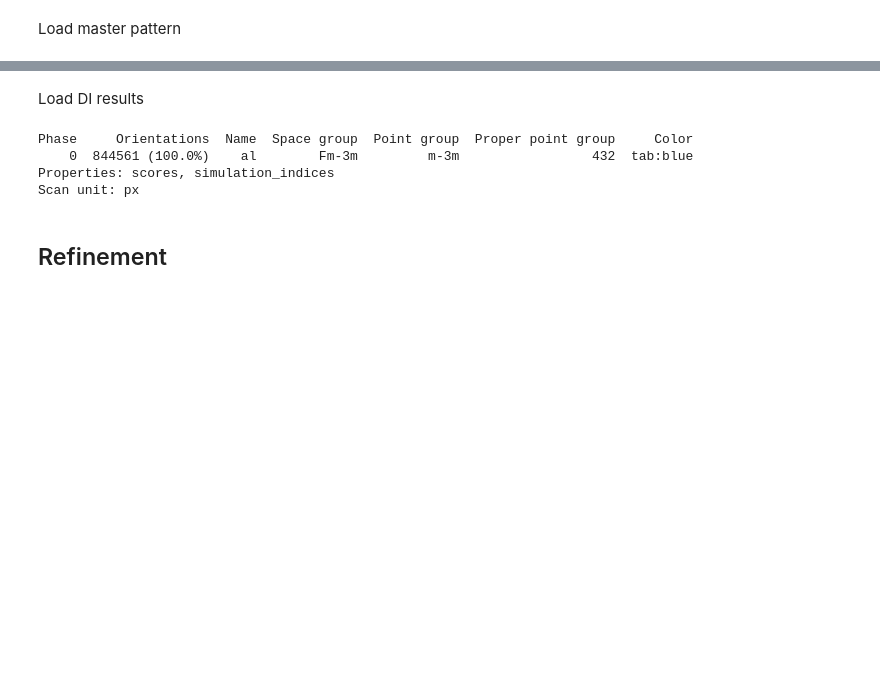
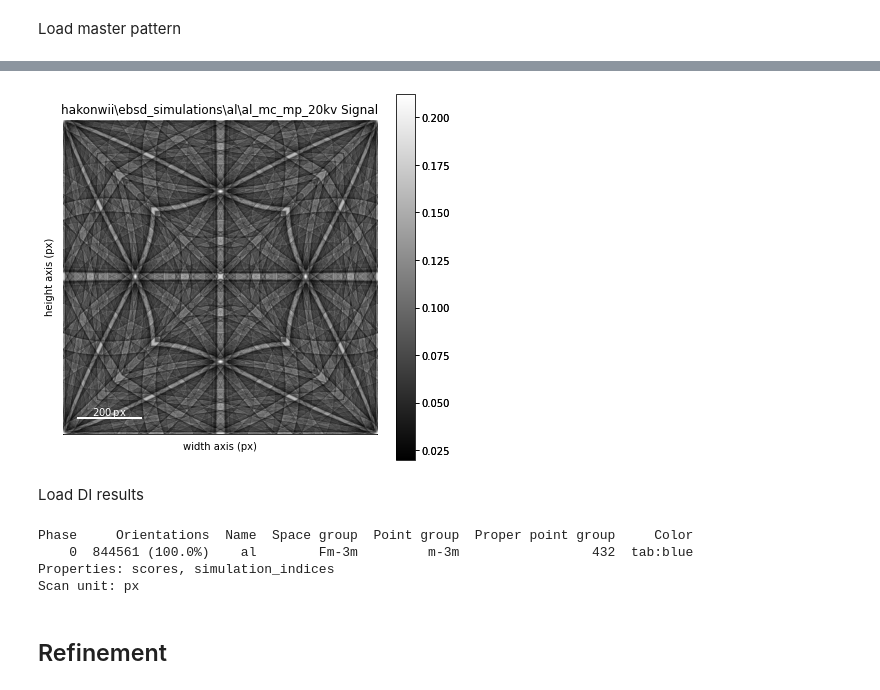
Before and after one commit to hakonanes/correlated-grains-particles-workflow, a Jupyter notebook: notebooks/ebsd4_refinement.ipynb, the cells around one changed output, grey strips where cells are left out. Drawn from its saved outputs; the diff is of its cells as text; code cells hidden in the pictures; blank space fills up the shorter version.

```diff
--- a/notebooks/ebsd4_refinement.ipynb
+++ b/notebooks/ebsd4_refinement.ipynb
@@ -106,3 +111,7 @@ mp.phase.name = "al"
+# %%
+mp.plot()
+# %% [output]
+[figure, added]
 # %% [markdown]
 Load DI results
 # %%
```
Also changed, not shown: parts of 11 cells of this notebook, 2 other files.
